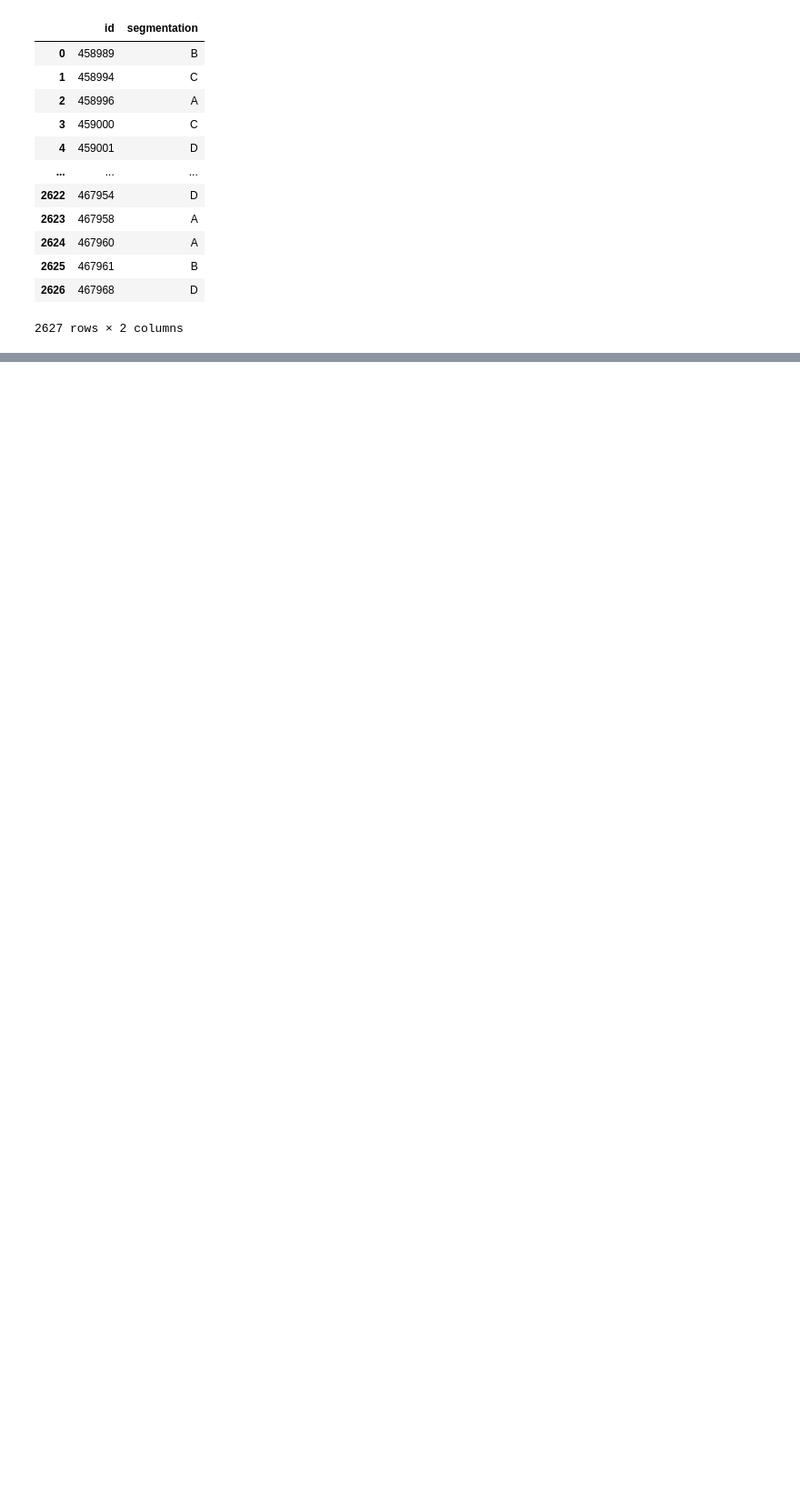
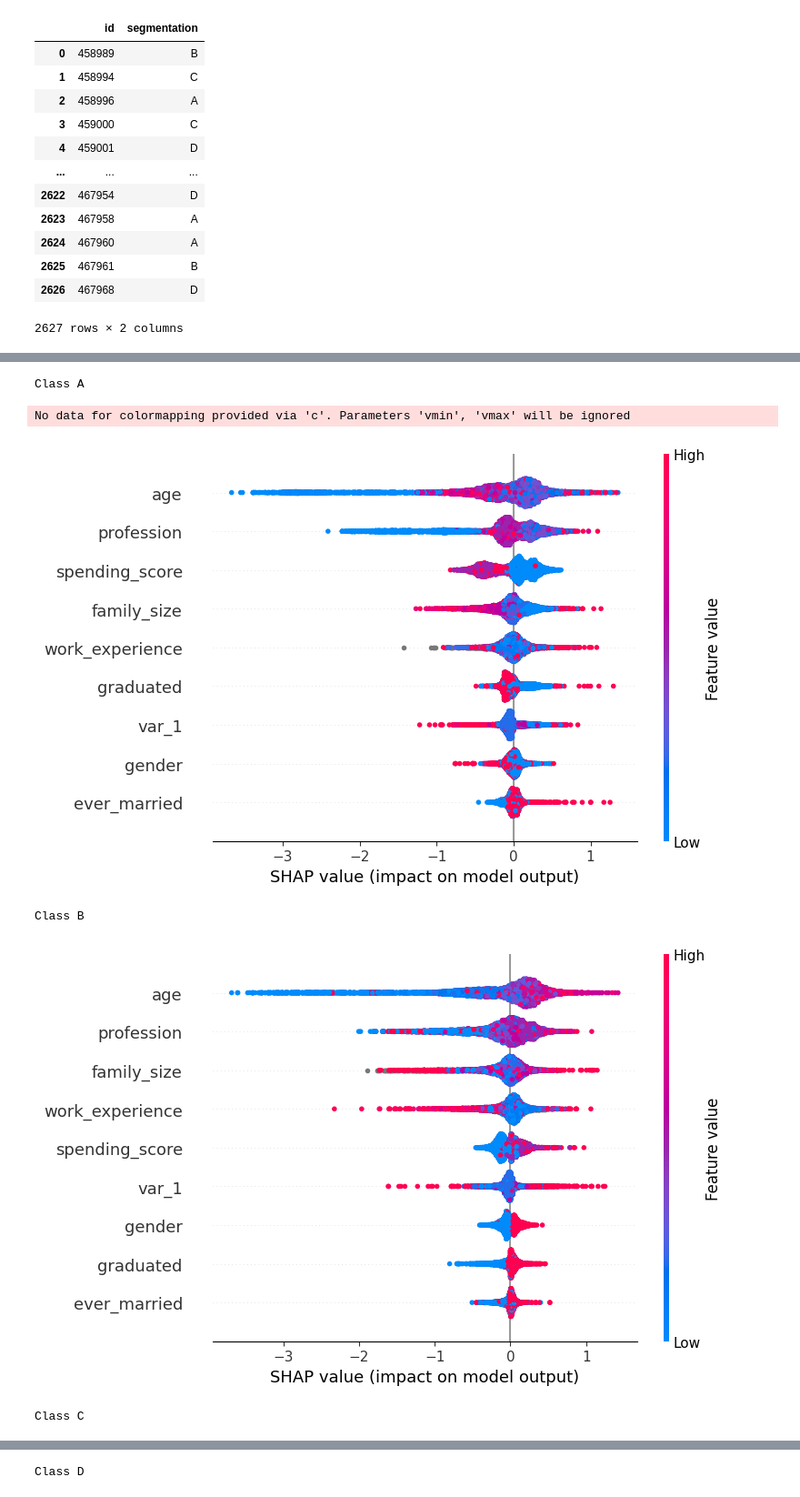
Before and after one commit to Kingkaisery/customer_segmentation, a Jupyter notebook: customer_segmentation.ipynb, the cells around one changed output, grey strips where cells are left out. Shown at 91% size. Cells and saved outputs as stored; diff of their text form; code cells hidden in the pictures; blank space fills up the shorter version.

```diff
--- a/customer_segmentation.ipynb
+++ b/customer_segmentation.ipynb
@@ -1259,0 +1270,23 @@ df_submission.to_csv('submission.csv', index=False)
+# %%
+print('Class A')
+shap.summary_plot(shap_values[0], x.values, feature_names = x.columns)
+
+
+print('\n')
+print('Class B')
+shap.summary_plot(shap_values[1], x.values, feature_names = x.columns)
+
+print('\n')
+print('Class C')
+shap.summary_plot(shap_values[2], x.values, feature_names = x.columns)
+
+print('\n')
+print('Class D')
+shap.summary_plot(shap_values[3], x.values, feature_names = x.columns)
+# %% [output]
+Class A
+No data for colormapping provided via 'c'. Parameters 'vmin', 'vmax' will be ignored
+[figure, added]
+Class B
+[figure, added]
+Class C
@@ -1259,0 +1294 @@ df_submission.to_csv('submission.csv', index=False)
+Class D
```
Also changed, not shown: parts of 38 cells of this notebook.
